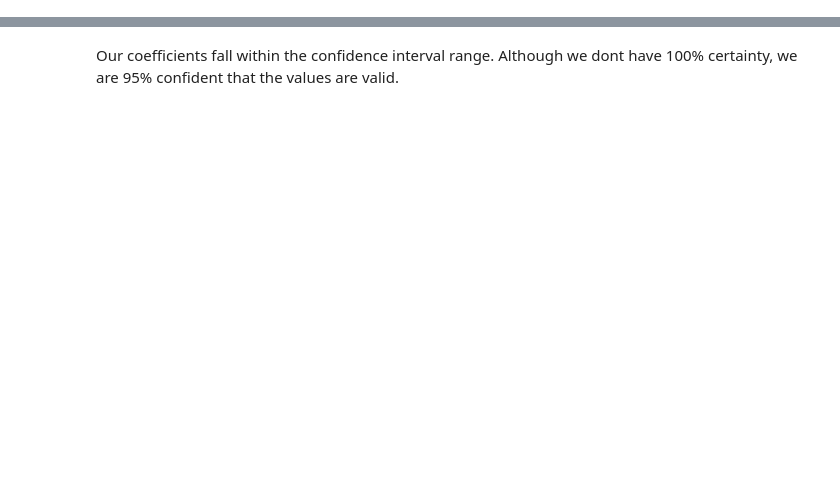
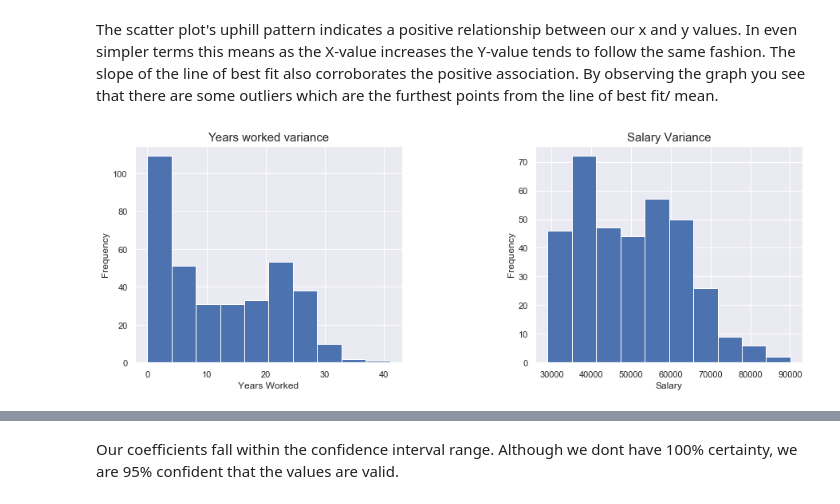
Before and after one commit to Sibusiso1995/Linear-Regression, a Jupyter notebook: linear_regression.ipynb, the cells around one changed output, grey strips where cells are left out. Drawn from its saved outputs; the diff is of its cells as text; code cells hidden in the pictures; blank space fills up the shorter version.

```diff
--- a/linear_regression.ipynb
+++ b/linear_regression.ipynb
@@ -177,0 +157,23 @@ lm = sm.OLS(y_train, x_train).fit()
+# %% [markdown]
+The scatter plot's uphill pattern indicates a positive relationship between our x and y values. In even simpler terms this means as the X-value increases the Y-value tends to follow the same fashion.
+The slope of the line of best fit also corroborates the positive association.
+By observing the graph you see that there are some outliers which are the furthest points from the line of best fit/ mean.
+# %%
+sns.set()
+#plotting histogram & subplotting
+f, axes = plt.subplots(1, 2,figsize=(15, 5))
+grid = plt.GridSpec(1, 2, wspace=0.5, hspace=0.3)
+plt.subplot(grid[0, 0])
+X_train.hist()
+plt.title('Years worked variance', fontsize= 15)
+plt.xlabel('Years Worked')
+plt.ylabel('Frequency')
+
+plt.subplot(grid[0, 1])
+y_train.hist()
+plt.title('Salary Variance', fontsize= 15)
+plt.xlabel('Salary')
+plt.ylabel('Frequency')
+plt.show()
+# %% [output]
+[figure, added]
```
Also changed, not shown: parts of 79 cells of this notebook.
